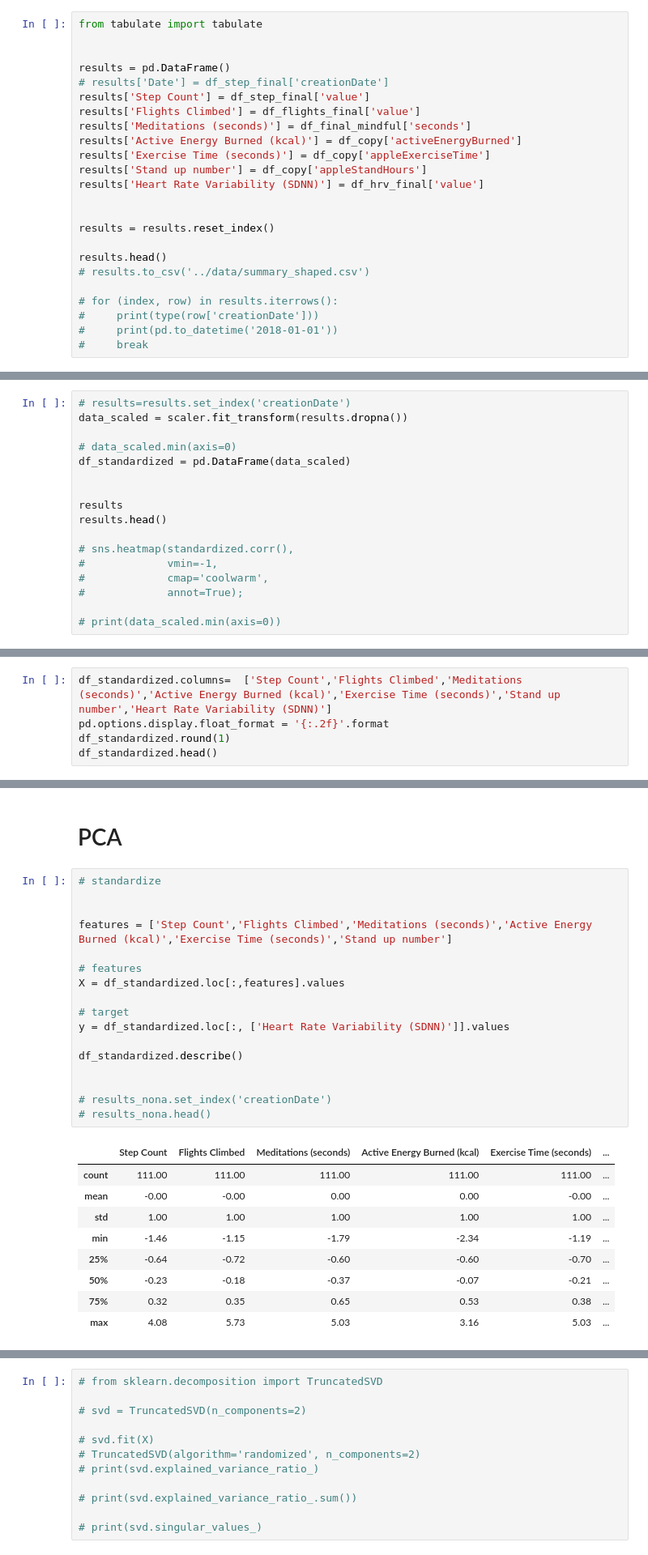
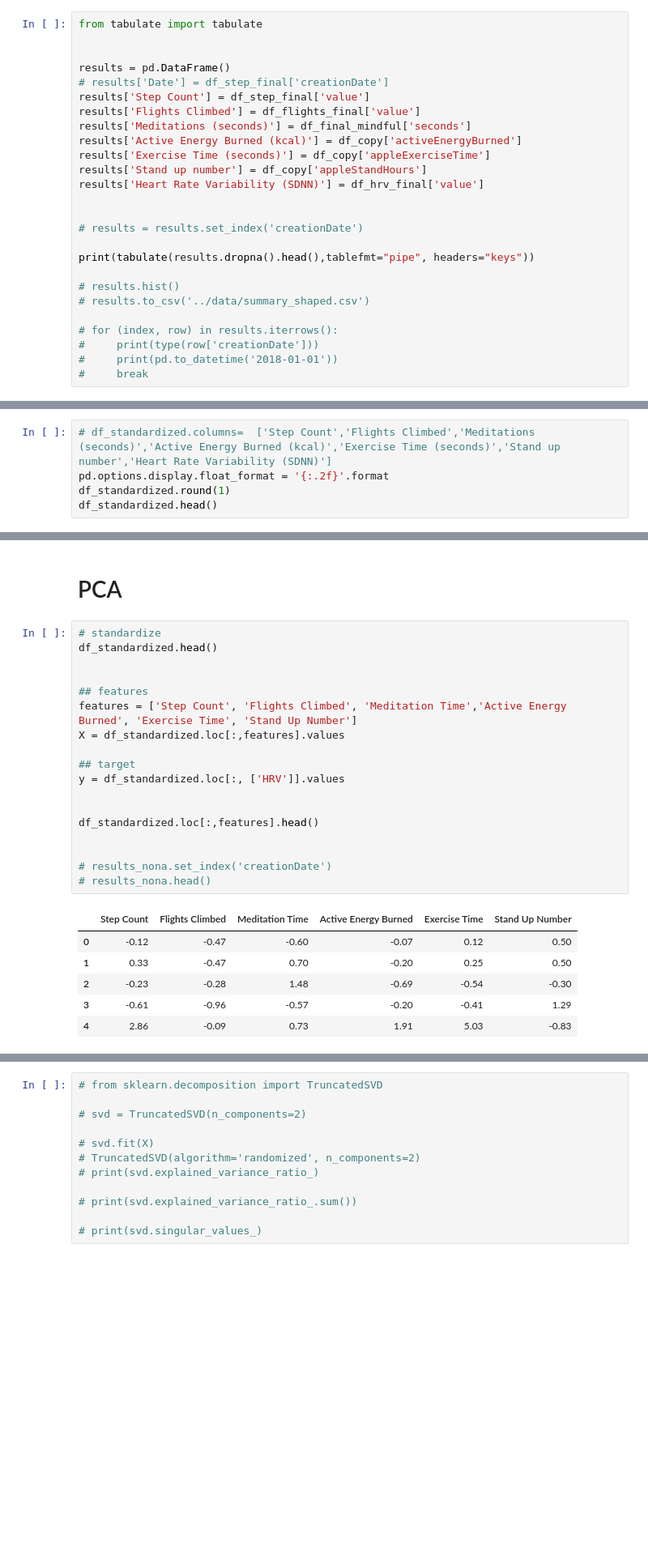
Before and after one commit to pmadruga/ml_project, a Jupyter notebook: books/data_preparation.ipynb, the cells around one changed output, grey strips where cells are left out. Shown: that part at 81% size. Cells and saved outputs as stored; diff of their text form; blank space fills up the shorter version.

```diff
--- a/books/data_preparation.ipynb
+++ b/books/data_preparation.ipynb
@@ -196,9 +196,11 @@ results['Stand up number'] = df_copy['appleStandHours']
 results['Heart Rate Variability (SDNN)'] = df_hrv_final['value']
 
 
-results = results.reset_index()
+# results = results.set_index('creationDate')
 
-results.head()
+print(tabulate(results.dropna().head(),tablefmt="pipe", headers="keys"))
+
+# results.hist()
 # results.to_csv('../data/summary_shaped.csv')
 
 # for (index, row) in results.iterrows():
@@ -377,17 +439,0 @@ df
-# %%
-# results=results.set_index('creationDate')
-data_scaled = scaler.fit_transform(results.dropna())
-
-# data_scaled.min(axis=0)
-df_standardized = pd.DataFrame(data_scaled)
-
-
-results
-results.head()
-
-# sns.heatmap(standardized.corr(),
-#             vmin=-1,
-#             cmap='coolwarm',
-#             annot=True);
-
-# print(data_scaled.min(axis=0))
@@ -414,5 +512,5 @@ results.dropna().describe()
 # %%
-df_standardized.columns=  ['Step Count','Flights Climbed','Meditations (seconds)','Active Energy Burned (kcal)','Exercise Time (seconds)','Stand up number','Heart Rate Variability (SDNN)']
+# df_standardized.columns=  ['Step Count','Flights Climbed','Meditations (seconds)','Active Energy Burned (kcal)','Exercise Time (seconds)','Stand up number','Heart Rate Variability (SDNN)']
 pd.options.display.float_format = '{:.2f}'.format
 df_standardized.round(1)
 df_standardized.head()
@@ -427,31 +525,29 @@ df_standardized.head()
 # PCA
 # %%
 # standardize
+df_standardized.head()
 
 
-features = ['Step Count','Flights Climbed','Meditations (seconds)','Active Energy Burned (kcal)','Exercise Time (seconds)','Stand up number']
-
-# features
+## features
+features = ['Step Count', 'Flights Climbed', 'Meditation Time','Active Energy Burned', 'Exercise Time', 'Stand Up Number']
 X = df_standardized.loc[:,features].values
 
-# target
-y = df_standardized.loc[:, ['Heart Rate Variability (SDNN)']].values
+## target
+y = df_standardized.loc[:, ['HRV']].values
 
-df_standardized.describe()
+
+df_standardized.loc[:,features].head()
 
 
 # results_nona.set_index('creationDate')
 # results_nona.head()
 # %% [output]
-|  | Step Count | Flights Climbed | Meditations (seconds) | Active Energy Burned (kcal) | Exercise Time (seconds) | ... |
-| count | 111.00 | 111.00 | 111.00 | 111.00 | 111.00 | ... |
-| mean | -0.00 | -0.00 | 0.00 | 0.00 | -0.00 | ... |
-| std | 1.00 | 1.00 | 1.00 | 1.00 | 1.00 | ... |
-| min | -1.46 | -1.15 | -1.79 | -2.34 | -1.19 | ... |
-| 25% | -0.64 | -0.72 | -0.60 | -0.60 | -0.70 | ... |
-| 50% | -0.23 | -0.18 | -0.37 | -0.07 | -0.21 | ... |
-| 75% | 0.32 | 0.35 | 0.65 | 0.53 | 0.38 | ... |
-| max | 4.08 | 5.73 | 5.03 | 3.16 | 5.03 | ... |
+|  | Step Count | Flights Climbed | Meditation Time | Active Energy Burned | Exercise Time | Stand Up Number |
+| 0 | -0.12 | -0.47 | -0.60 | -0.07 | 0.12 | 0.50 |
+| 1 | 0.33 | -0.47 | 0.70 | -0.20 | 0.25 | 0.50 |
+| 2 | -0.23 | -0.28 | 1.48 | -0.69 | -0.54 | -0.30 |
+| 3 | -0.61 | -0.96 | -0.57 | -0.20 | -0.41 | 1.29 |
+| 4 | 2.86 | -0.09 | 0.73 | 1.91 | 5.03 | -0.83 |
 # %%
 from sklearn.decomposition import PCA
 
```
Also changed, not shown: parts of 26 cells of this notebook, 14 other files.
